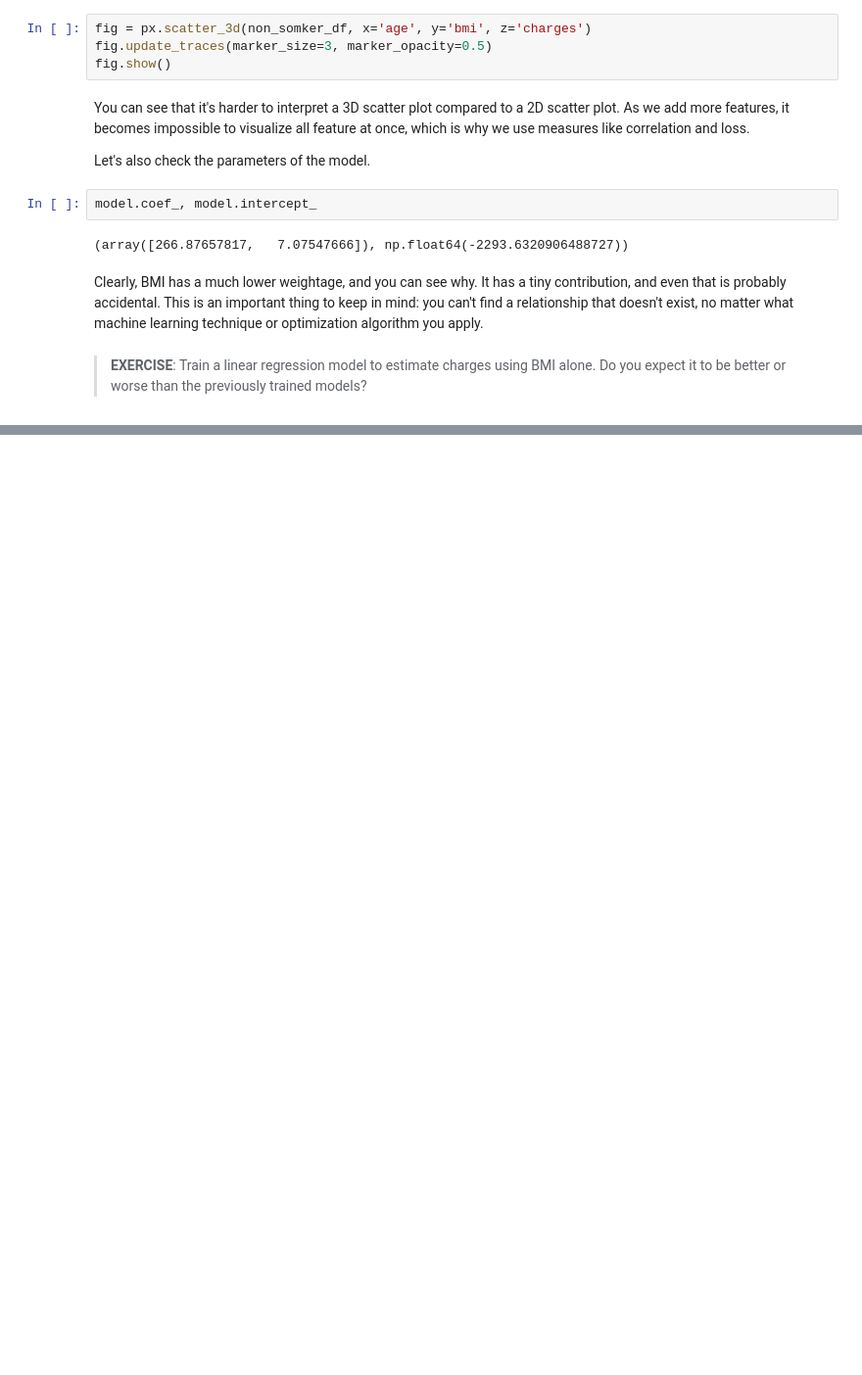
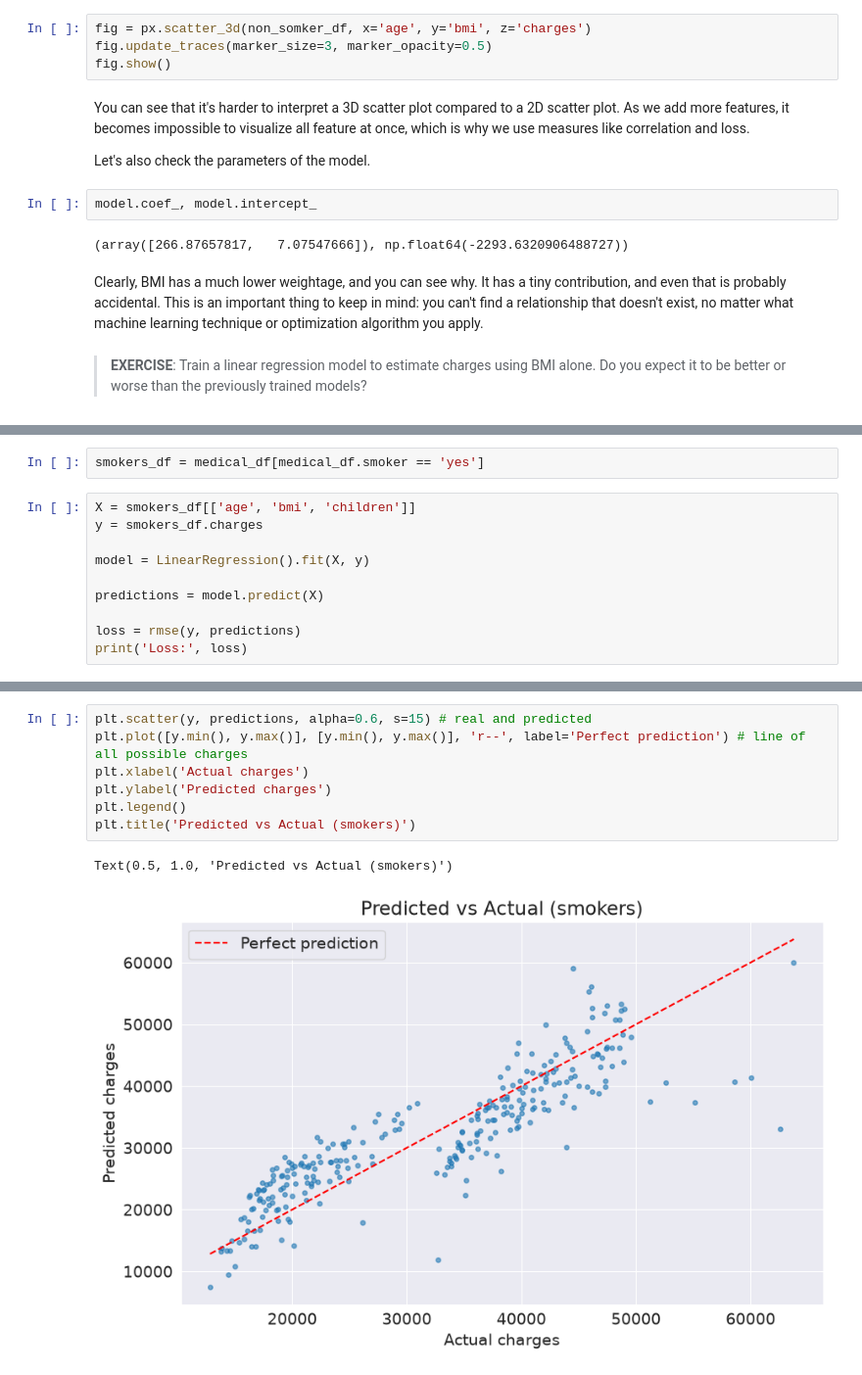
Before and after one commit to ohigginsrodriguez-cloud/Machine-Learning_Course, a Jupyter notebook: Linear-Regression/Medical-Expenses/Model_Multiple_Features.ipynb, the cells around one changed output, grey strips where cells are left out. Shown at 98% size. Drawn from its saved outputs; the diff is of its cells as text; blank space fills up the shorter version.

Commit message:
Multiple features excersice and a new plot with multiple features

```diff
--- a/Linear-Regression/Medical-Expenses/Model_Multiple_Features.ipynb
+++ b/Linear-Regression/Medical-Expenses/Model_Multiple_Features.ipynb
@@ -71,0 +114,12 @@ Clearly, BMI has a much lower weightage, and you can see why. It has a tiny cont
+# %%
+smokers_df = medical_df[medical_df.smoker == 'yes']
+# %%
+X = smokers_df[['age', 'bmi', 'children']]
+y = smokers_df.charges
+
+model = LinearRegression().fit(X, y)
+
+predictions = model.predict(X)
+
+loss = rmse(y, predictions)
+print('Loss:', loss)
@@ -71,0 +128,10 @@ Clearly, BMI has a much lower weightage, and you can see why. It has a tiny cont
+# %%
+plt.scatter(y, predictions, alpha=0.6, s=15) # real and predicted
+plt.plot([y.min(), y.max()], [y.min(), y.max()], 'r--', label='Perfect prediction') # line of all possible charges
+plt.xlabel('Actual charges')
+plt.ylabel('Predicted charges')
+plt.legend()
+plt.title('Predicted vs Actual (smokers)')
+# %% [output]
+Text(0.5, 1.0, 'Predicted vs Actual (smokers)')
+[figure, added]
```
Also changed, not shown: parts of 9 cells of this notebook.
